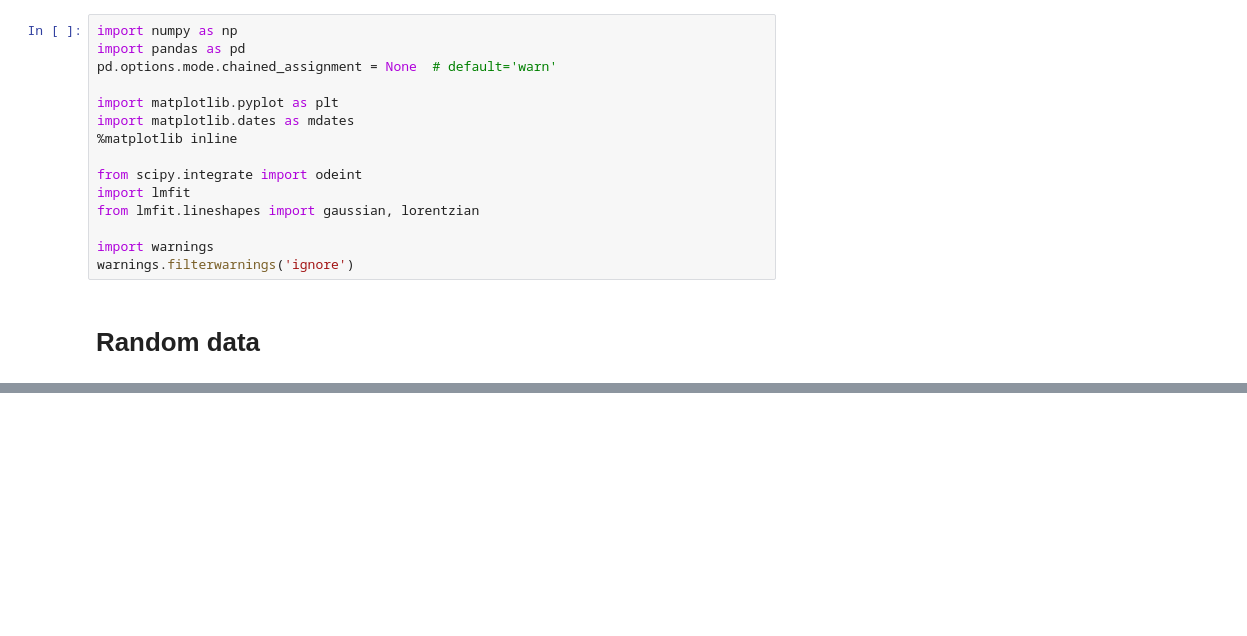
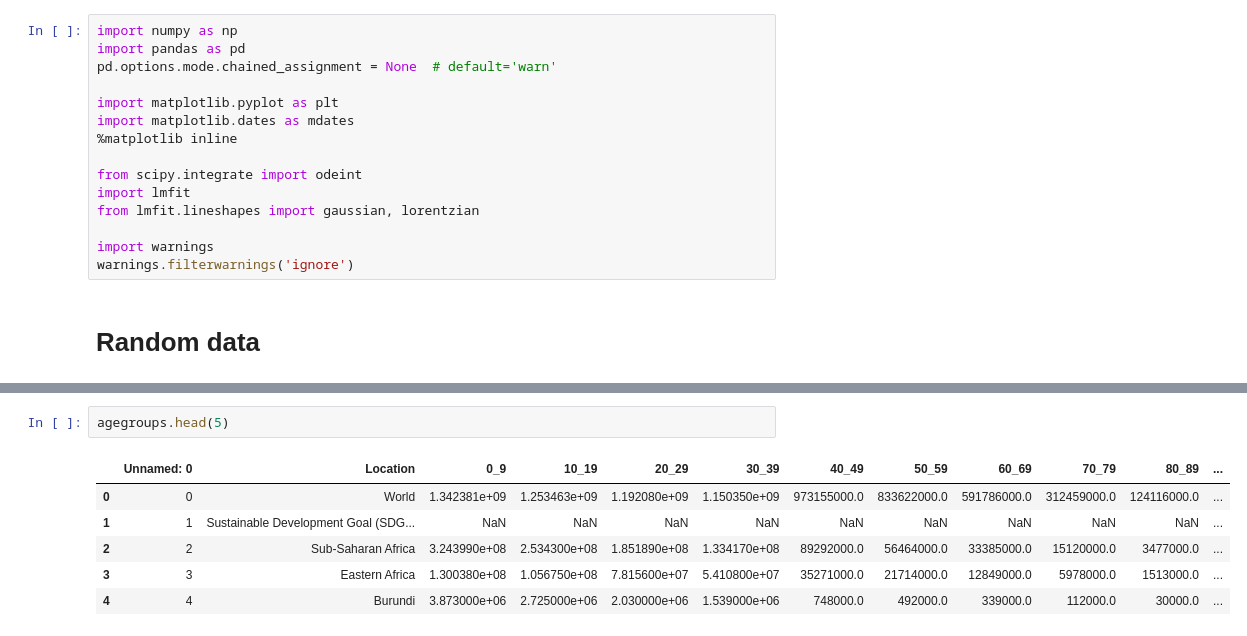
Before and after one commit to 21Blix/Infectious-Disease-Modelling, a Jupyter notebook: Week_3/week3.ipynb, the cells around one changed output, grey strips where cells are left out. Saved outputs shown, nothing was run; the diff lists cells and outputs as text; blank space fills up the shorter version.

```diff
--- a/Week_3/week3.ipynb
+++ b/Week_3/week3.ipynb
@@ -27,0 +95,9 @@ plt.savefig("gaussian with noise.png")
+# %%
+agegroups.head(5)
+# %% [output]
+|  | Unnamed: 0 | Location | 0_9 | 10_19 | 20_29 | 30_39 | 40_49 | 50_59 | 60_69 | 70_79 | 80_89 | ... |
+| 0 | 0 | World | 1.342381e+09 | 1.253463e+09 | 1.192080e+09 | 1.150350e+09 | 973155000.0 | 833622000.0 | 591786000.0 | 312459000.0 | 124116000.0 | ... |
+| 1 | 1 | Sustainable Development Goal (SDG... | NaN | NaN | NaN | NaN | NaN | NaN | NaN | NaN | NaN | ... |
+| 2 | 2 | Sub-Saharan Africa | 3.243990e+08 | 2.534300e+08 | 1.851890e+08 | 1.334170e+08 | 89292000.0 | 56464000.0 | 33385000.0 | 15120000.0 | 3477000.0 | ... |
+| 3 | 3 | Eastern Africa | 1.300380e+08 | 1.056750e+08 | 7.815600e+07 | 5.410800e+07 | 35271000.0 | 21714000.0 | 12849000.0 | 5978000.0 | 1513000.0 | ... |
+| 4 | 4 | Burundi | 3.873000e+06 | 2.725000e+06 | 2.030000e+06 | 1.539000e+06 | 748000.0 | 492000.0 | 339000.0 | 112000.0 | 30000.0 | ... |
```
Also changed, not shown: parts of 11 cells of this notebook.
